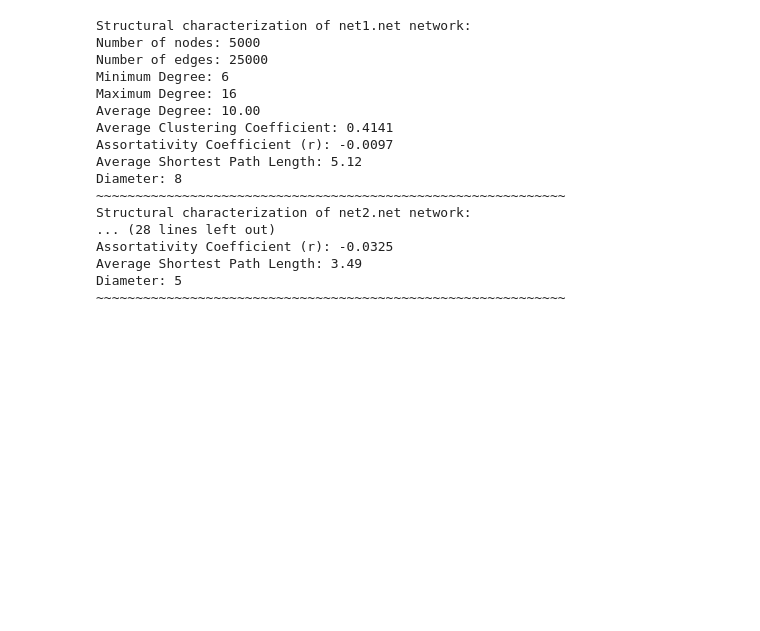
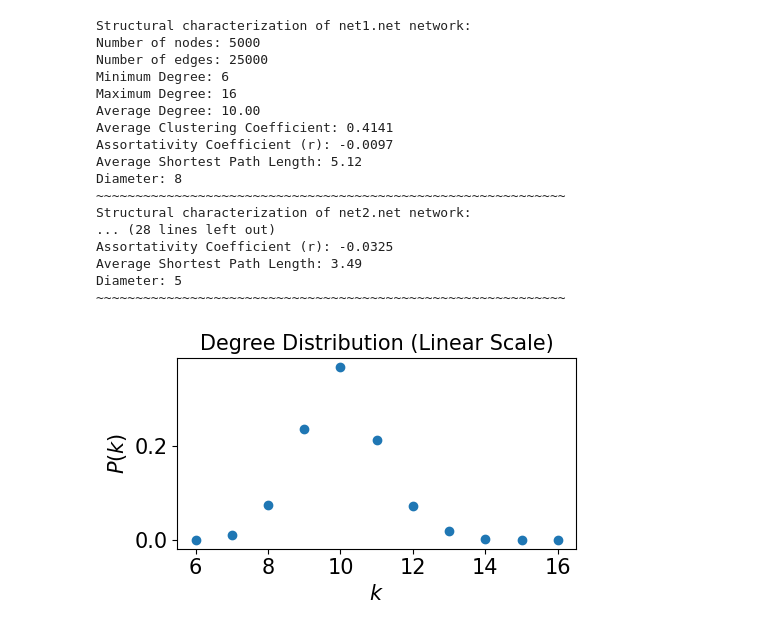
Before and after one commit to sarmijavier/complex_networks_assigments, a Jupyter notebook: activity_1/a1_structural_descriptors_of_complex_networks.ipynb, the cells around one changed output. Saved outputs shown, nothing was run; the diff lists cells and outputs as text; code cells hidden in the pictures; blank space fills up the shorter version.

Commit message:
added distribution plots

```diff
--- a/activity_1/a1_structural_descriptors_of_complex_networks.ipynb
+++ b/activity_1/a1_structural_descriptors_of_complex_networks.ipynb
@@ -19,7 +19,7 @@ def structural_characterization (filename):
     print('Number of edges:', G_net.number_of_edges())
 
     #degree
-    degrees = [d for n, d in G_net.degree()]
+    degrees = [d for _, d in G_net.degree()]
 
     min_degree = min(degrees)
     max_degree = max(degrees)
@@ -53,13 +53,14 @@ def structural_characterization (filename):
     print(f"Diameter: {d}")
 
     print("~~~~~~~~~~~~~~~~~~~~~~~~~~~~~~~~~~~~~~~~~~~~~~~~~~~~~~~~~~~~")
+    return G_net
 # %% [markdown]
 # Characterize their macroscopic structure net1, net2, net3 and net4
 # %%
-structural_characterization("net1.net")
-structural_characterization("net2.net")
-structural_characterization("net3.net")
-structural_characterization("net4.net")
+G_net1 = structural_characterization("net1.net")
+G_net2 = structural_characterization("net2.net")
+G_net3 = structural_characterization("net3.net")
+G_net4 = structural_characterization("net4.net")
 # %% [output]
 Structural characterization of net1.net network:
 Number of nodes: 5000
@@ -78,3 +79,32 @@ Assortativity Coefficient (r): -0.0325
 Average Shortest Path Length: 3.49
 Diameter: 5
 ~~~~~~~~~~~~~~~~~~~~~~~~~~~~~~~~~~~~~~~~~~~~~~~~~~~~~~~~~~~~
+# %%
+from collections import Counter
+
+def degree_distribution(G):
+    fig, ax = plt.subplots(figsize=(5, 3))
+
+    degree_sequence = [G.degree(node) for node in G.nodes()]
+    num_nodes = len(G.nodes())
+
+    degree_counts = Counter(degree_sequence)
+    min_degree = min(degree_sequence)
+    max_degree = max(degree_sequence)
+
+    degrees = list(range(min_degree, max_degree + 1))
+    degree_probs = [degree_counts.get(x, 0) / num_nodes for x in degrees]
+
+    ax.scatter(degrees, degree_probs, label='data')
+
+    ax.set_xlabel('$k$', fontsize=15)
+    ax.set_ylabel('$P(k)$', fontsize=15)
+    ax.tick_params(which='major', axis='both', labelsize=15)
+    ax.set_title('Degree Distribution (Linear Scale)', fontsize=15)
+
+    fig.tight_layout()
+    plt.show()
+# %%
+degree_distribution(G_net1)
+# %% [output]
+[figure, added]
```
Also changed, not shown: parts of 5 cells of this notebook.
